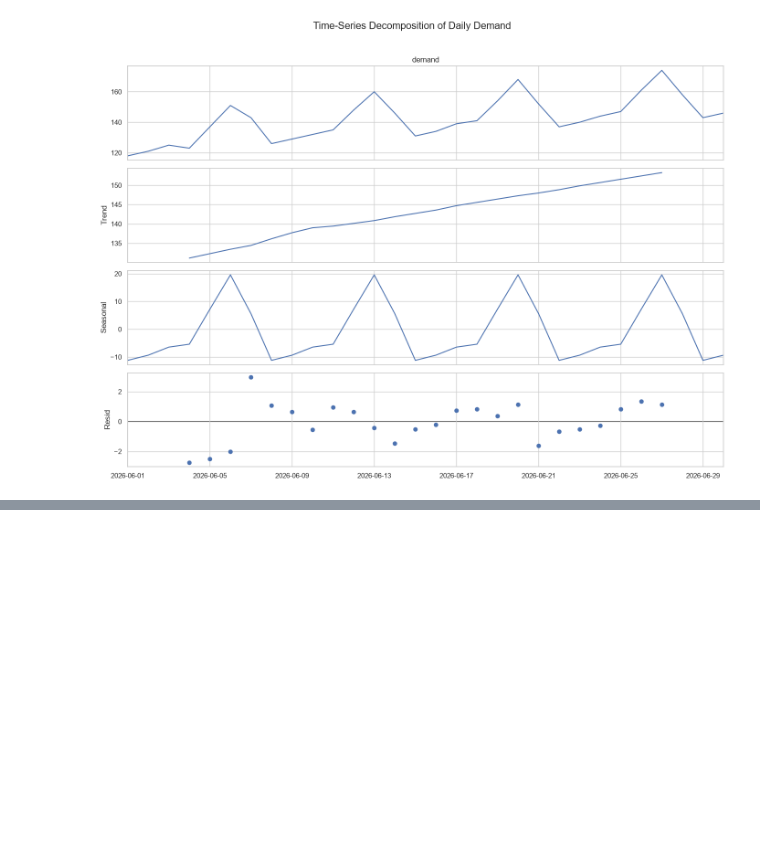
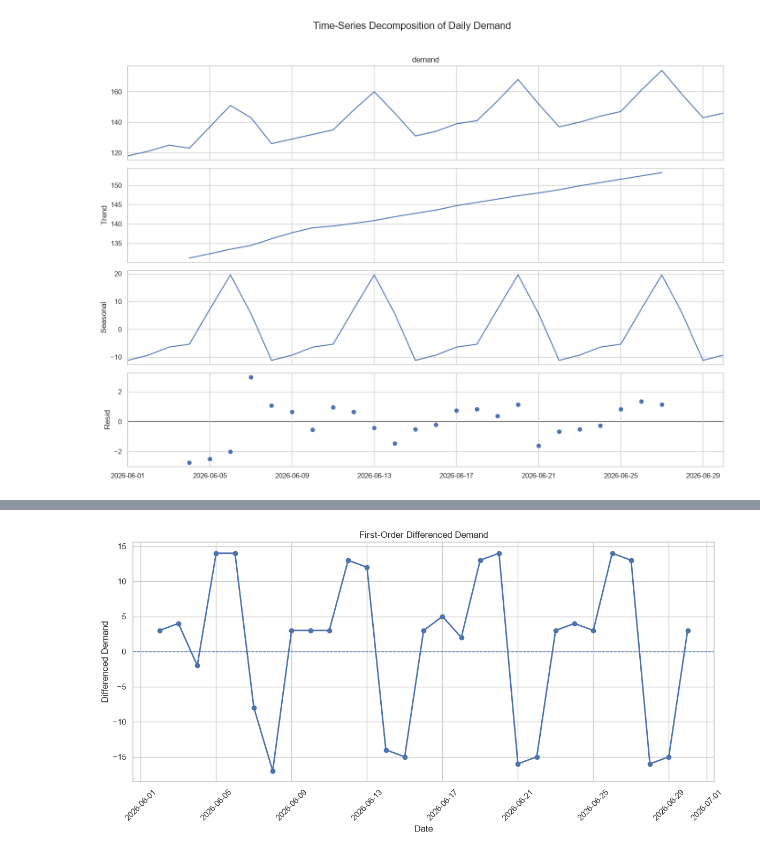
Before and after one commit to Debankumardas/Time-Series-Forecasting, a Jupyter notebook: notebooks/time_series_forecasting.ipynb, the cells around one changed output, grey strips where cells are left out. Cells and saved outputs as stored; diff of their text form; code cells hidden in the pictures; blank space fills up the shorter version.

```diff
--- a/notebooks/time_series_forecasting.ipynb
+++ b/notebooks/time_series_forecasting.ipynb
@@ -375,0 +414,23 @@ plt.show()
+# %%
+# Apply first-order differencing
+
+df["demand_diff"] = df["demand"].diff()
+
+plt.figure(figsize=(12, 6))
+plt.plot(
+    df.index,
+    df["demand_diff"],
+    marker="o",
+    linewidth=2
+)
+
+plt.axhline(0, linestyle="--", linewidth=1)
+
+plt.title("First-Order Differenced Demand")
+plt.xlabel("Date")
+plt.ylabel("Differenced Demand")
+plt.xticks(rotation=45)
+plt.tight_layout()
+plt.show()
+# %% [output]
+[figure, added]
```
Also changed, not shown: parts of 22 cells of this notebook.
